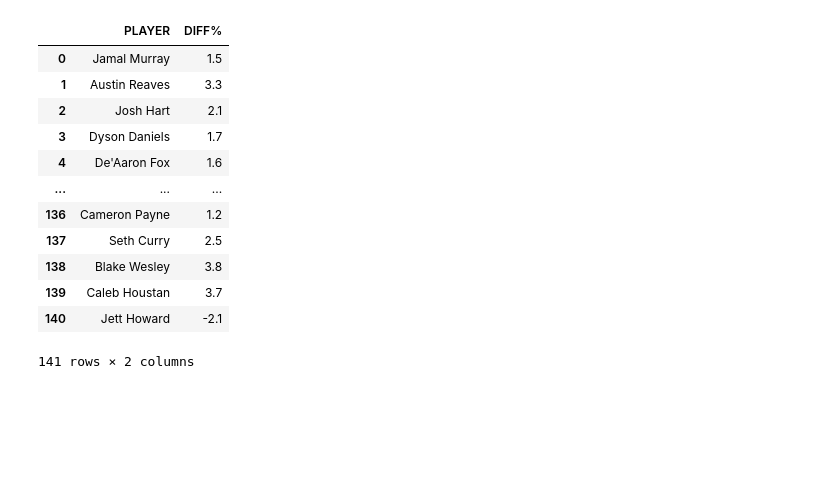
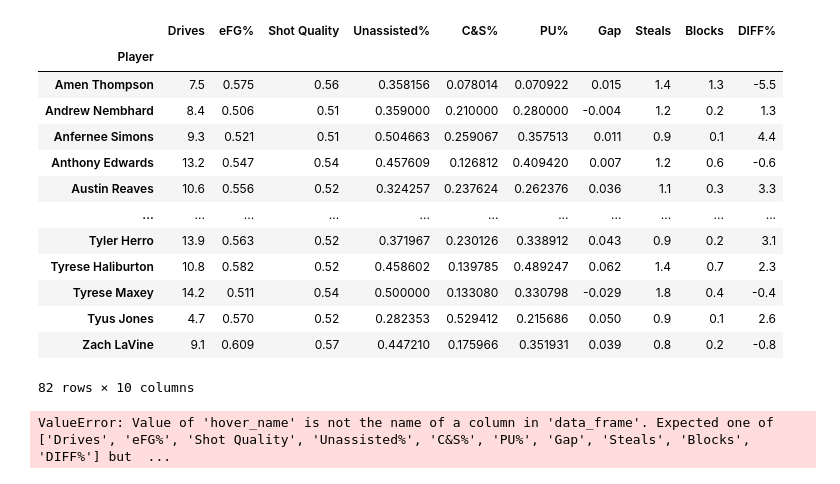
Before and after one commit to KeanuVentura/ShotMakersVsSystemShooters, a Jupyter notebook: group_notebook.ipynb, the cells around one changed output. Cells and saved outputs as stored; diff of their text form; code cells hidden in the pictures; blank space fills up the shorter version.

Commit message:
lots of changes to final dataset well be using

```diff
--- a/group_notebook.ipynb
+++ b/group_notebook.ipynb
@@ -7,6 +7,7 @@ import plotly.express as px
 import plotly.graph_objects as go
 # %%
 scoring_df = pd.read_csv('scoring_dataset.csv')
+defense_df = pd.read_csv('defense_dataset.csv')
 defense_diff_df = pd.read_csv('defense_diff_dataset.csv')
 
 scoring_columns_to_keep = [
@@ -18,46 +19,75 @@ scoring_columns_to_keep = [
     'Assisted 3s\n PTS', 'Unassisted 3s\n PTS'
 ]
 
+defense_columns_to_keep = [
+    'Player', 'STL', 'BLK'
+]
+
 defense_diff_columns_to_keep = [
     'PLAYER', 'DIFF%'
 ]
 
 cleaned_scoring = scoring_df[scoring_columns_to_keep].copy()
+cleaned_defense = defense_df[defense_columns_to_keep].copy()
 cleaned_defense_diff = defense_diff_df[defense_diff_columns_to_keep].copy()
 
 cleaned_scoring.columns = [
     'Player', 'GP', 'MIN', 'PPG', 'Drives',
     'C&S PTS', 'C&S FG%',
     'PU PTS', 'PU FG%',
     'eFG%', 'Shot Quality',
     'Assisted 2s', 'Unassisted 2s',
     'Assisted 3s', 'Unassisted 3s'
 ]
 
+cleaned_defense.columns = [
+    'Player', 'Steals', 'Blocks'
+]
+
+cleaned_defense_diff.columns = [
+    'Player', 'DIFF%'
+]
+
 percent_cols = ['C&S FG%', 'eFG%', 'PU FG%']
 
 for col in percent_cols:
     cleaned_scoring[col] = cleaned_scoring[col].astype(str).str.rstrip('%').astype(float) / 100
 
 Unassisted_PTS = cleaned_scoring['Unassisted 2s'] + cleaned_scoring['Unassisted 3s']
 cleaned_scoring['Unassisted PTS'] = Unassisted_PTS
 cleaned_scoring['Unassisted%'] = cleaned_scoring['Unassisted PTS'] / cleaned_scoring['PPG']
 cleaned_scoring['C&S%'] = cleaned_scoring['C&S PTS'] / cleaned_scoring['PPG']
+cleaned_scoring['PU%'] = cleaned_scoring['PU PTS'] / cleaned_scoring['PPG']
 cleaned_scoring['Gap'] = cleaned_scoring['eFG%'] - cleaned_scoring['Shot Quality']
 
-cleaned_scoring
-cleaned_defense_diff
+cleaned = pd.merge(cleaned_scoring, cleaned_defense, on='Player', how='inner')
+cleaned = pd.merge(cleaned, cleaned_defense_diff, on='Player', how='inner')
+
+
+final_columns_to_drop = [
+    'GP', 'MIN', 'PPG',
+    'C&S PTS', 'C&S FG%',
+    'PU PTS', 'PU FG%',
+    'Assisted 2s', 'Unassisted 2s',
+    'Assisted 3s', 'Unassisted 3s',
+    'Unassisted PTS'
+]
+
+cleaned.drop(columns=final_columns_to_drop, inplace=True)
+cleaned.set_index('Player', inplace=True)
+cleaned
 # %% [output]
-|  | PLAYER | DIFF% |
-| 0 | Jamal Murray | 1.5 |
-| 1 | Austin Reaves | 3.3 |
-| 2 | Josh Hart | 2.1 |
-| 3 | Dyson Daniels | 1.7 |
-| 4 | De'Aaron Fox | 1.6 |
-| ... | ... | ... |
-| 136 | Cameron Payne | 1.2 |
-| 137 | Seth Curry | 2.5 |
-| 138 | Blake Wesley | 3.8 |
-| 139 | Caleb Houstan | 3.7 |
-| 140 | Jett Howard | -2.1 |
+|  | Drives | eFG% | Shot Quality | Unassisted% | C&S% | PU% | Gap | Steals | Blocks | DIFF% |
+| Player |  |  |  |  |  |  |  |  |  |  |
+| Amen Thompson | 7.5 | 0.575 | 0.56 | 0.358156 | 0.078014 | 0.070922 | 0.015 | 1.4 | 1.3 | -5.5 |
+| Andrew Nembhard | 8.4 | 0.506 | 0.51 | 0.359000 | 0.210000 | 0.280000 | -0.004 | 1.2 | 0.2 | 1.3 |
+| Anfernee Simons | 9.3 | 0.521 | 0.51 | 0.504663 | 0.259067 | 0.357513 | 0.011 | 0.9 | 0.1 | 4.4 |
+| Anthony Edwards | 13.2 | 0.547 | 0.54 | 0.457609 | 0.126812 | 0.409420 | 0.007 | 1.2 | 0.6 | -0.6 |
+| Austin Reaves | 10.6 | 0.556 | 0.52 | 0.324257 | 0.237624 | 0.262376 | 0.036 | 1.1 | 0.3 | 3.3 |
+| ... | ... | ... | ... | ... | ... | ... | ... | ... | ... | ... |
+| Tyler Herro | 13.9 | 0.563 | 0.52 | 0.371967 | 0.230126 | 0.338912 | 0.043 | 0.9 | 0.2 | 3.1 |
+| Tyrese Haliburton | 10.8 | 0.582 | 0.52 | 0.458602 | 0.139785 | 0.489247 | 0.062 | 1.4 | 0.7 | 2.3 |
+| Tyrese Maxey | 14.2 | 0.511 | 0.54 | 0.500000 | 0.133080 | 0.330798 | -0.029 | 1.8 | 0.4 | -0.4 |
+| Tyus Jones | 4.7 | 0.570 | 0.52 | 0.282353 | 0.529412 | 0.215686 | 0.050 | 0.9 | 0.1 | 2.6 |
+| Zach LaVine | 9.1 | 0.609 | 0.57 | 0.447210 | 0.175966 | 0.351931 | 0.039 | 0.8 | 0.2 | -0.8 |
-141 rows × 2 columns
+82 rows × 10 columns
@@ -85,6 +117,8 @@ fig.add_trace(
 
 fig.update_layout(template='plotly_white')
 fig.show()
+# %% [output]
+ValueError: Value of 'hover_name' is not the name of a column in 'data_frame'. Expected one of ['Drives', 'eFG%', 'Shot Quality', 'Unassisted%', 'C&S%', 'PU%', 'Gap', 'Steals', 'Blocks', 'DIFF%'] but  ...
 # %%
 fig = px.scatter(
     cleaned,
```
Also changed, not shown: parts of 1 cell of this notebook.
